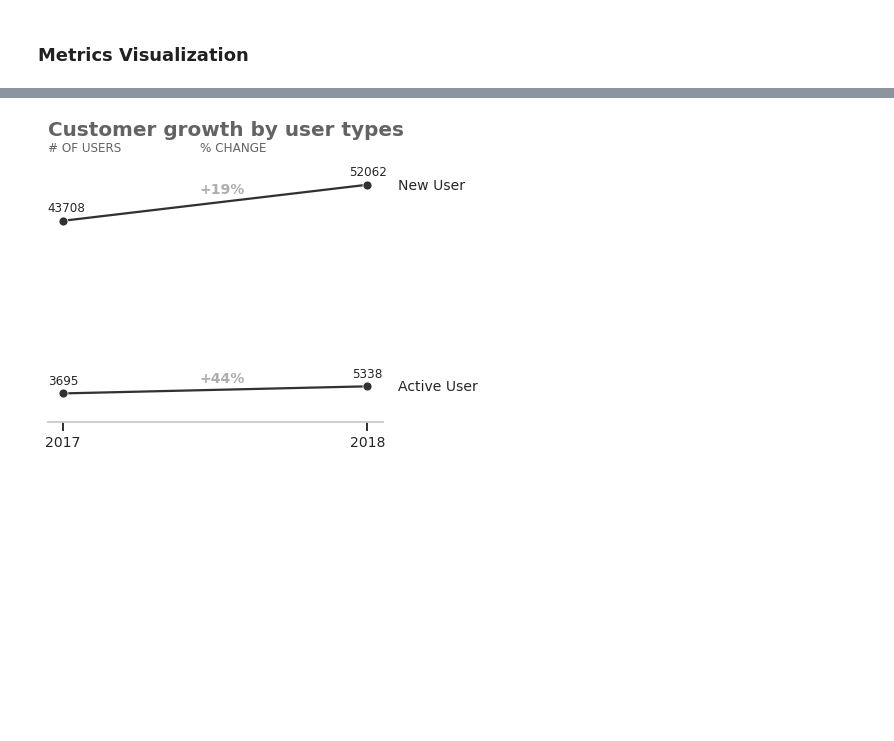
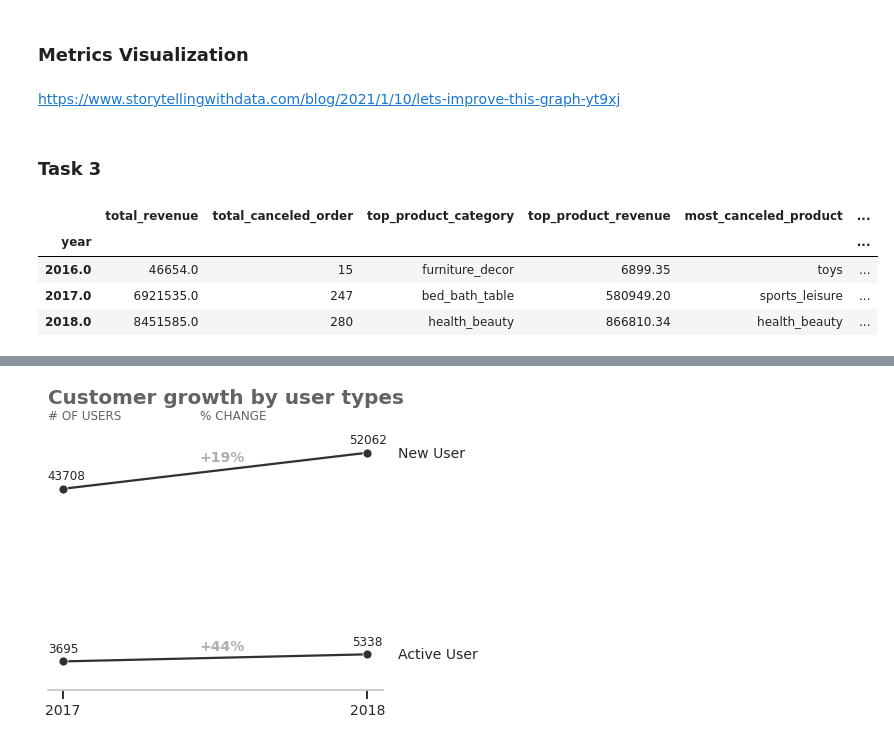
Before and after one commit to irfan-fadhlurrahman/business-performance-analysis, a Jupyter notebook: visualization.ipynb, the cells around one changed output, grey strips where cells are left out. Saved outputs shown, nothing was run; the diff lists cells and outputs as text; code cells hidden in the pictures; blank space fills up the shorter version.

```diff
--- a/visualization.ipynb
+++ b/visualization.ipynb
@@ -5,0 +3,18 @@
+# %% [markdown]
+https://www.storytellingwithdata.com/blog/2021/1/10/lets-improve-this-graph-yt9xj
+# %% [markdown]
+### Task 3
+# %%
+import seaborn as sns
+import matplotlib.pyplot as plt
+import pandas as pd
+import numpy as np
+
+data = pd.read_csv("Task_3_table.csv")
+data.set_index("year")
+# %% [output]
+|  | total_revenue | total_canceled_order | top_product_category | top_product_revenue | most_canceled_product | ... |
+| year |  |  |  |  |  | ... |
+| 2016.0 | 46654.0 | 15 | furniture_decor | 6899.35 | toys | ... |
+| 2017.0 | 6921535.0 | 247 | bed_bath_table | 580949.20 | sports_leisure | ... |
+| 2018.0 | 8451585.0 | 280 | health_beauty | 866810.34 | health_beauty | ... |
```
Also changed, not shown: parts of 7 cells of this notebook, 1 other file.
